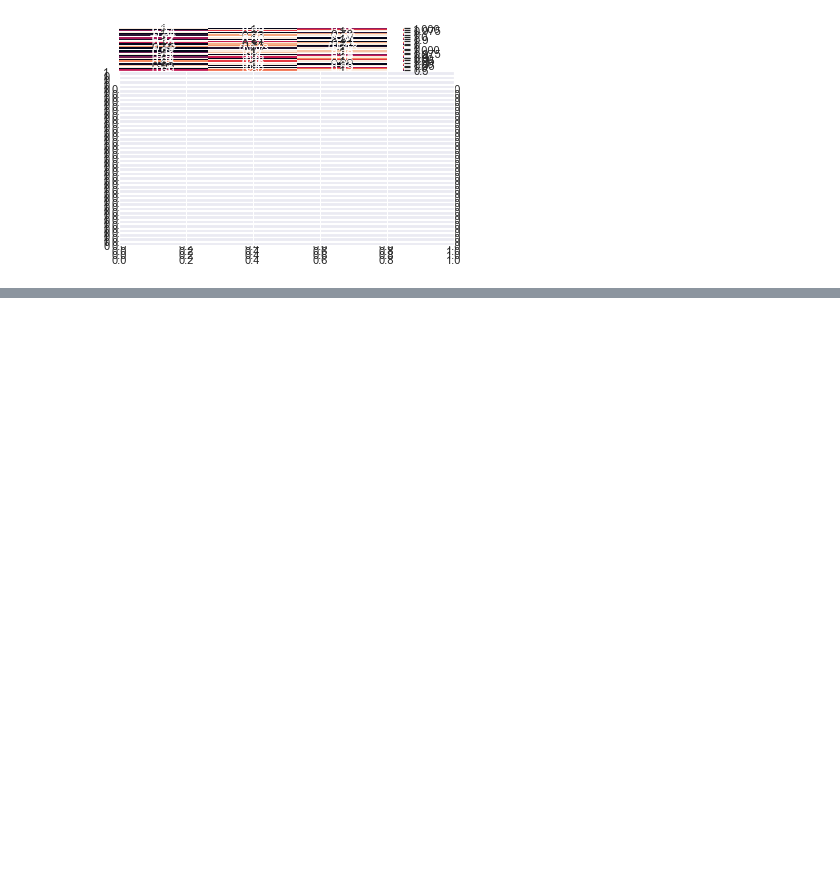
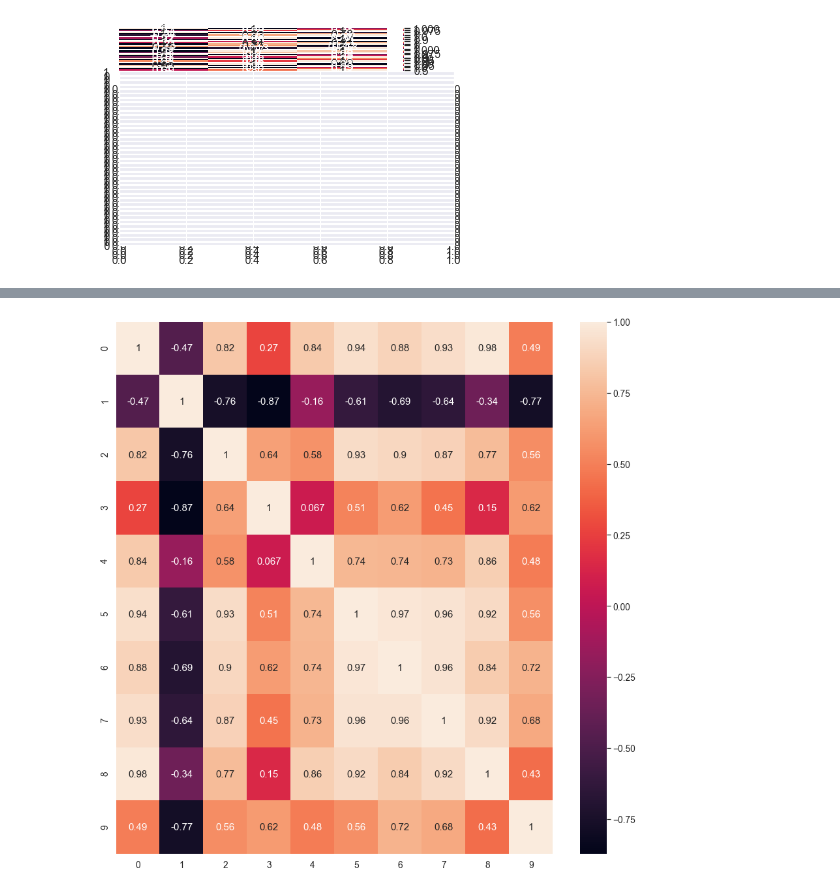
Before and after one commit to hazimutalib/dosm, a Jupyter notebook: Untitled1.ipynb, the cells around one changed output, grey strips where cells are left out. Saved outputs shown, nothing was run; the diff lists cells and outputs as text; code cells hidden in the pictures; blank space fills up the shorter version.

```diff
--- a/Untitled1.ipynb
+++ b/Untitled1.ipynb
@@ -32,0 +39,11 @@ sns.heatmap(data1.corr(), annot = True, ax= ax[1])
+# %%
+table1 = pd.DataFrame(index = np.sort(df['YEAR'].unique()))
+for i in range(0,10):
+    table1[format(i)] = df[df['SITC 1 DIGIT'] == i].groupby('YEAR')[['IMPORT (MILLION RM)']].sum().rename(columns={'IMPORT (MILLION RM)':i})[i]
+# %%
+table1 = table1.reset_index().rename(columns = {'index': 'YEAR'})
+# %%
+plt.figure(figsize = (15,15))
+sns.heatmap(table1.corr(), annot= True);
+# %% [output]
+[figure, added]
```
Also changed, not shown: parts of 23 cells of this notebook, 1 other file.
